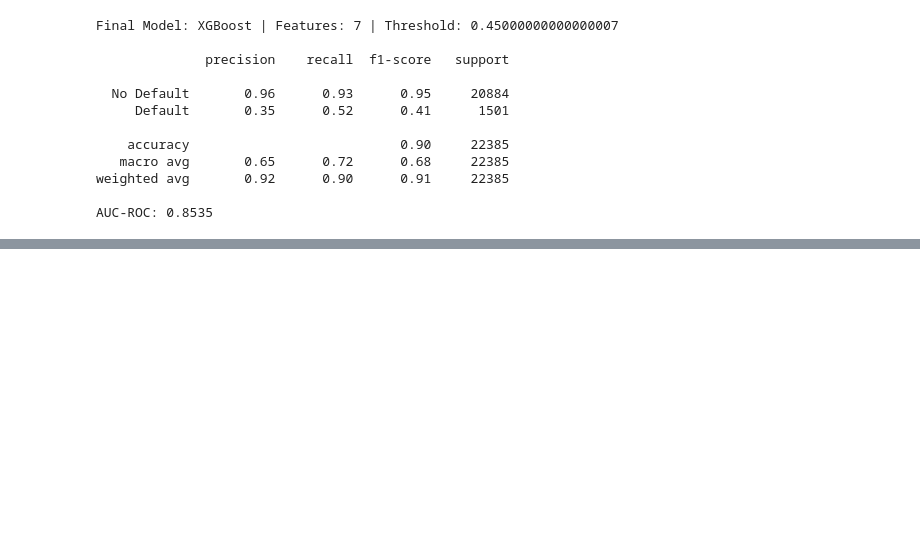
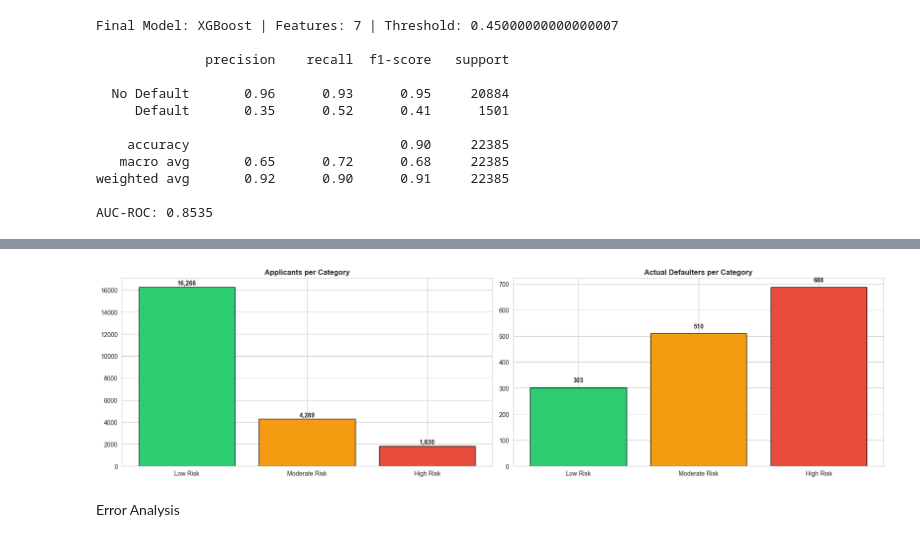
Before and after one commit to AlizaSharafat/CreditShield-Loan-Default-Risk-Predictor, a Jupyter notebook: data_scripts/model_training.ipynb, the cells around one changed output, grey strips where cells are left out. Drawn from its saved outputs; the diff is of its cells as text; code cells hidden in the pictures; blank space fills up the shorter version.

Commit message:
k-fold, error, bias and risk analysis

```diff
--- a/data_scripts/model_training.ipynb
+++ b/data_scripts/model_training.ipynb
@@ -433,0 +442,27 @@ AUC-ROC: 0.8535
+# %%
+# Visualize risk categories
+fig, axes = plt.subplots(1, 2, figsize=(18, 5))
+colors_risk = {"Low Risk": "#2ecc71", "Moderate Risk": "#f39c12", "High Risk": "#e74c3c"}
+cats = ["Low Risk", "Moderate Risk", "High Risk"]
+
+# Applicants per category
+counts = [val_analysis[val_analysis["Risk"] == c].shape[0] for c in cats]
+axes[0].bar(cats, counts, color=[colors_risk[c] for c in cats], edgecolor="black")
+for i, v in enumerate(counts):
+    axes[0].text(i, v + 200, f"{v:,}", ha="center", fontweight="bold")
+axes[0].set_title("Applicants per Category", fontweight="bold")
+
+# Defaulters per category
+def_counts = [(val_analysis.loc[val_analysis["Risk"] == c, "Actual"] == 1).sum() for c in cats]
+axes[1].bar(cats, def_counts, color=[colors_risk[c] for c in cats], edgecolor="black")
+for i, v in enumerate(def_counts):
+    axes[1].text(i, v + 20, f"{v:,}", ha="center", fontweight="bold")
+axes[1].set_title("Actual Defaulters per Category", fontweight="bold")
+
+
+plt.tight_layout()
+plt.show()
+# %% [output]
+[figure, added]
+# %% [markdown]
+Error Analysis
```
Also changed, not shown: parts of 16 cells of this notebook.
